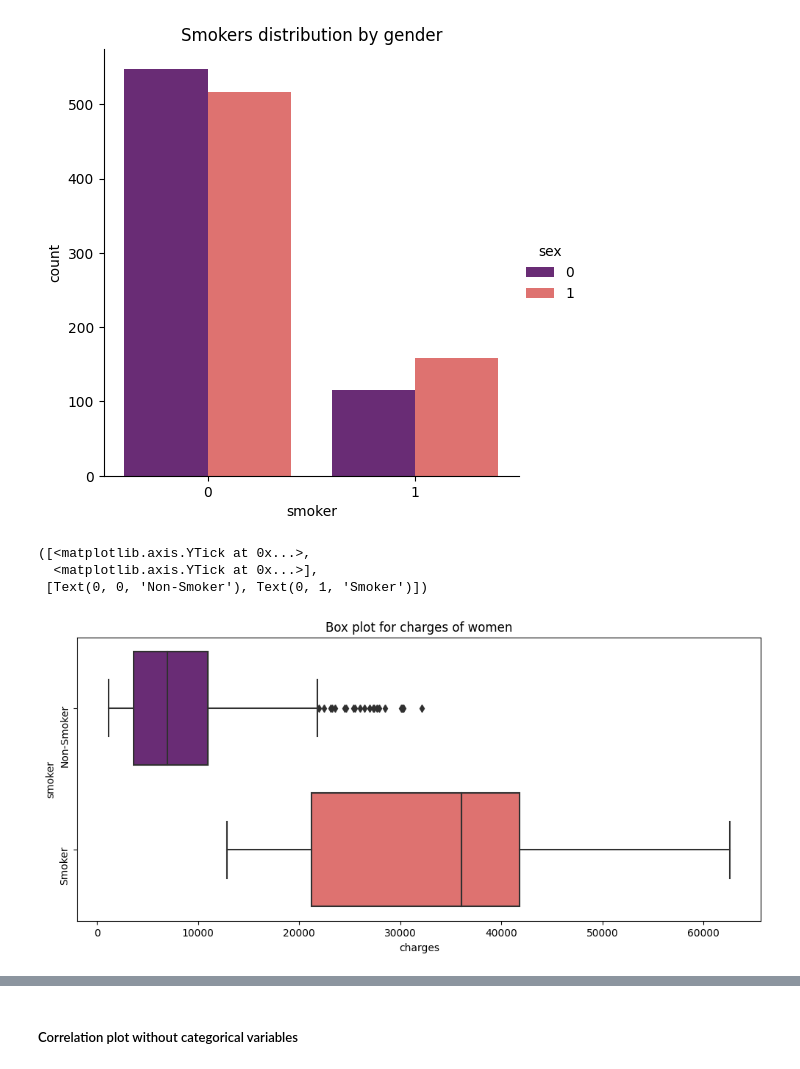
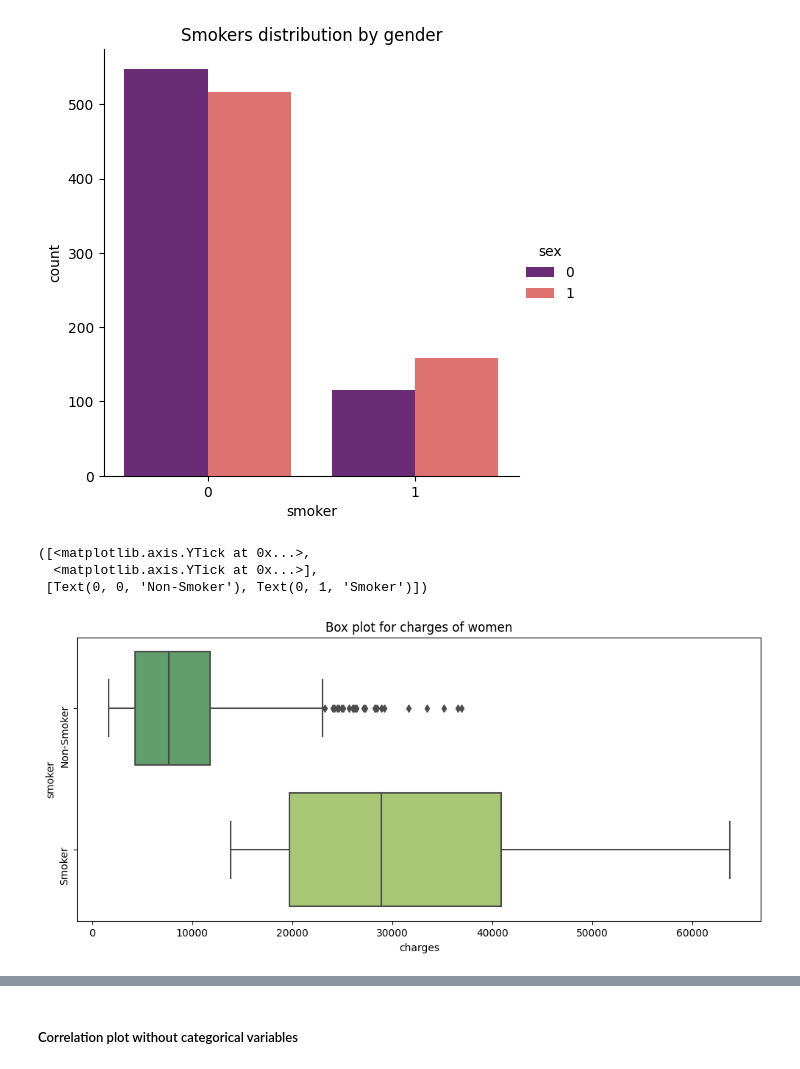
Before and after one commit to ahilah/Personal-medical-insurance-cost-prediction-model, a Jupyter notebook: medical-insurance-pred.ipynb, the cells around one changed output, grey strips where cells are left out. Drawn from its saved outputs; the diff is of its cells as text; code cells hidden in the pictures.

```diff
--- a/hello.ipynb
+++ b/medical-insurance-pred.ipynb
@@ -330,14 +333,14 @@ Text(0.5, 1.0, 'Smokers distribution by gender')
 # %%
 plt.figure(figsize=(12,5))
 plt.title("Box plot for charges of women")
-sns.boxplot(y="smoker", x="charges", data =  df[(df.sex == 1)] , orient="h", palette = 'magma')
+sns.boxplot(y="smoker", x="charges", data =  df[(df.sex == 0)] , orient="h", palette = 'summer')
 # adding annotations to clarify y-axis labels
 plt.yticks([0, 1], ['Non-Smoker', 'Smoker'], rotation = 90)
 # %% [output]
 ([<matplotlib.axis.YTick at 0x...>,
   <matplotlib.axis.YTick at 0x...>],
  [Text(0, 0, 'Non-Smoker'), Text(0, 1, 'Smoker')])
-[figure, old version]
+[figure, new version]
 # %%
 plt.figure(figsize=(12,5))
 plt.title("Box plot for charges of men")
```
Also changed, not shown: parts of 20 cells of this notebook.
